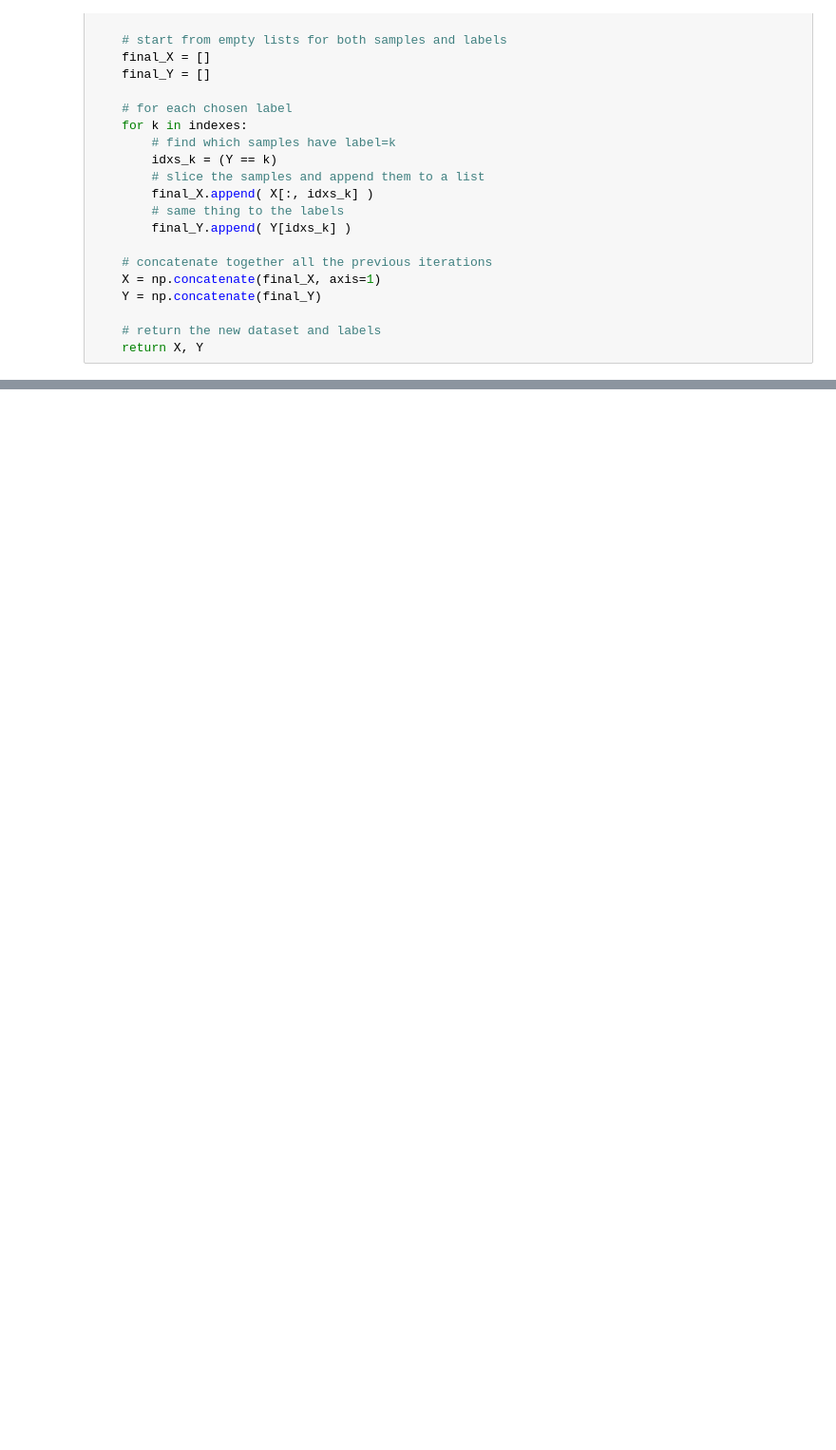
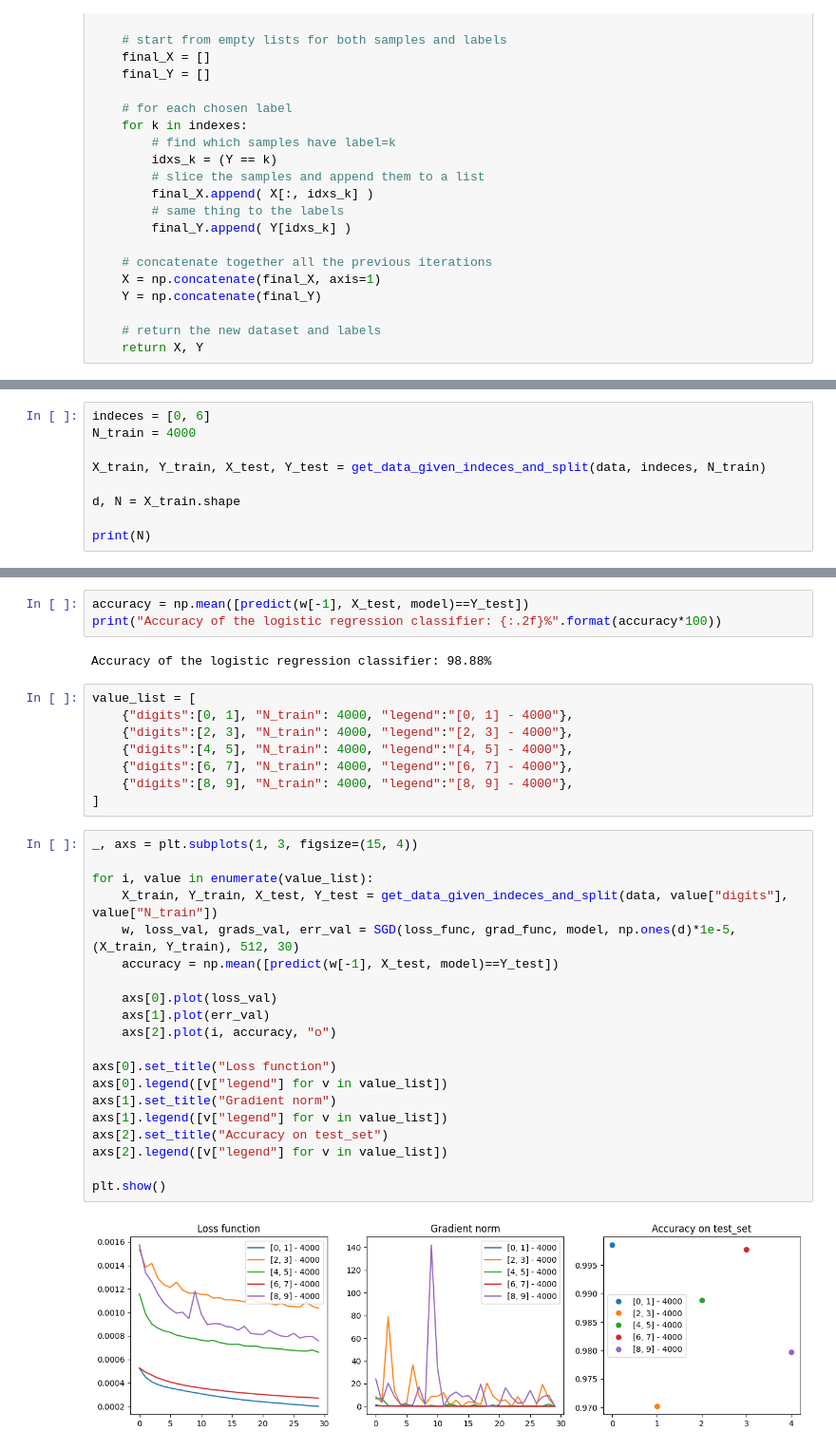
Before and after one commit to MarcelloCeresini/StatMatMethodsAI, a Jupyter notebook: src/Homework3_part2.ipynb, the cells around one changed output, grey strips where cells are left out. Shown: that part at 95% size. Drawn from its saved outputs; the diff is of its cells as text; blank space fills up the shorter version.

```diff
--- a/src/Homework3_part2.ipynb
+++ b/src/Homework3_part2.ipynb
@@ -90,0 +97,9 @@ X_test, Y_test = get_data_from_index(X_test, Y_test, indeces)
+# %%
+indeces = [0, 6]
+N_train = 4000
+
+X_train, Y_train, X_test, Y_test = get_data_given_indeces_and_split(data, indeces, N_train)
+
+d, N = X_train.shape
+
+print(N)
@@ -114,0 +172,35 @@ def SGD(loss, grad_l, w0, data, batch_size, n_epochs):
+# %%
+accuracy = np.mean([predict(w[-1], X_test, model)==Y_test])
+print("Accuracy of the logistic regression classifier: {:.2f}%".format(accuracy*100))
+# %% [output]
+Accuracy of the logistic regression classifier: 98.88%
+# %%
+value_list = [
+    {"digits":[0, 1], "N_train": 4000, "legend":"[0, 1] - 4000"},
+    {"digits":[2, 3], "N_train": 4000, "legend":"[2, 3] - 4000"},
+    {"digits":[4, 5], "N_train": 4000, "legend":"[4, 5] - 4000"},
+    {"digits":[6, 7], "N_train": 4000, "legend":"[6, 7] - 4000"},
+    {"digits":[8, 9], "N_train": 4000, "legend":"[8, 9] - 4000"},
+]
+# %%
+_, axs = plt.subplots(1, 3, figsize=(15, 4))
+
+for i, value in enumerate(value_list):
+    X_train, Y_train, X_test, Y_test = get_data_given_indeces_and_split(data, value["digits"], value["N_train"])
+    w, loss_val, grads_val, err_val = SGD(loss_func, grad_func, model, np.ones(d)*1e-5, (X_train, Y_train), 512, 30)
+    accuracy = np.mean([predict(w[-1], X_test, model)==Y_test])
+
+    axs[0].plot(loss_val)
+    axs[1].plot(err_val)
+    axs[2].plot(i, accuracy, "o")
+
+axs[0].set_title("Loss function")
+axs[0].legend([v["legend"] for v in value_list])
+axs[1].set_title("Gradient norm")
+axs[1].legend([v["legend"] for v in value_list])
+axs[2].set_title("Accuracy on test_set")
+axs[2].legend([v["legend"] for v in value_list])
+
+plt.show()
+# %% [output]
+[figure, added]
```
Also changed, not shown: parts of 15 cells of this notebook, 1 other file.
